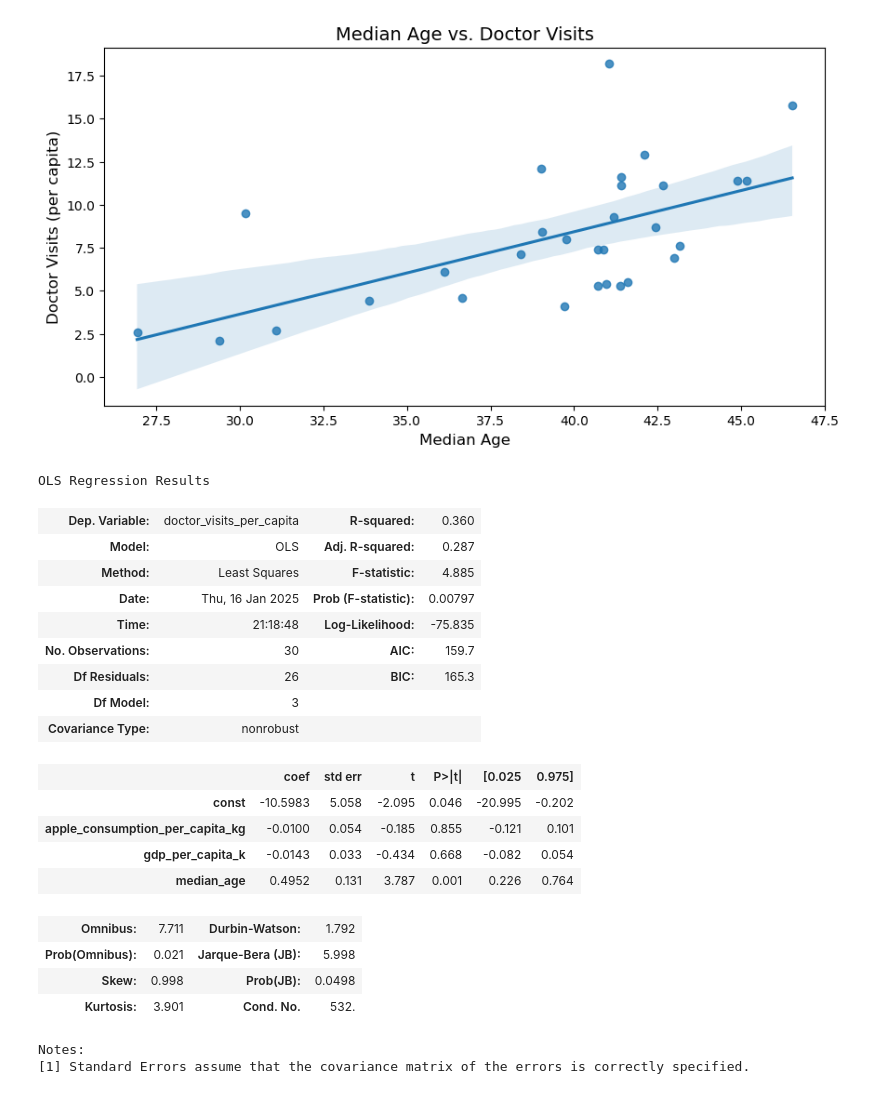
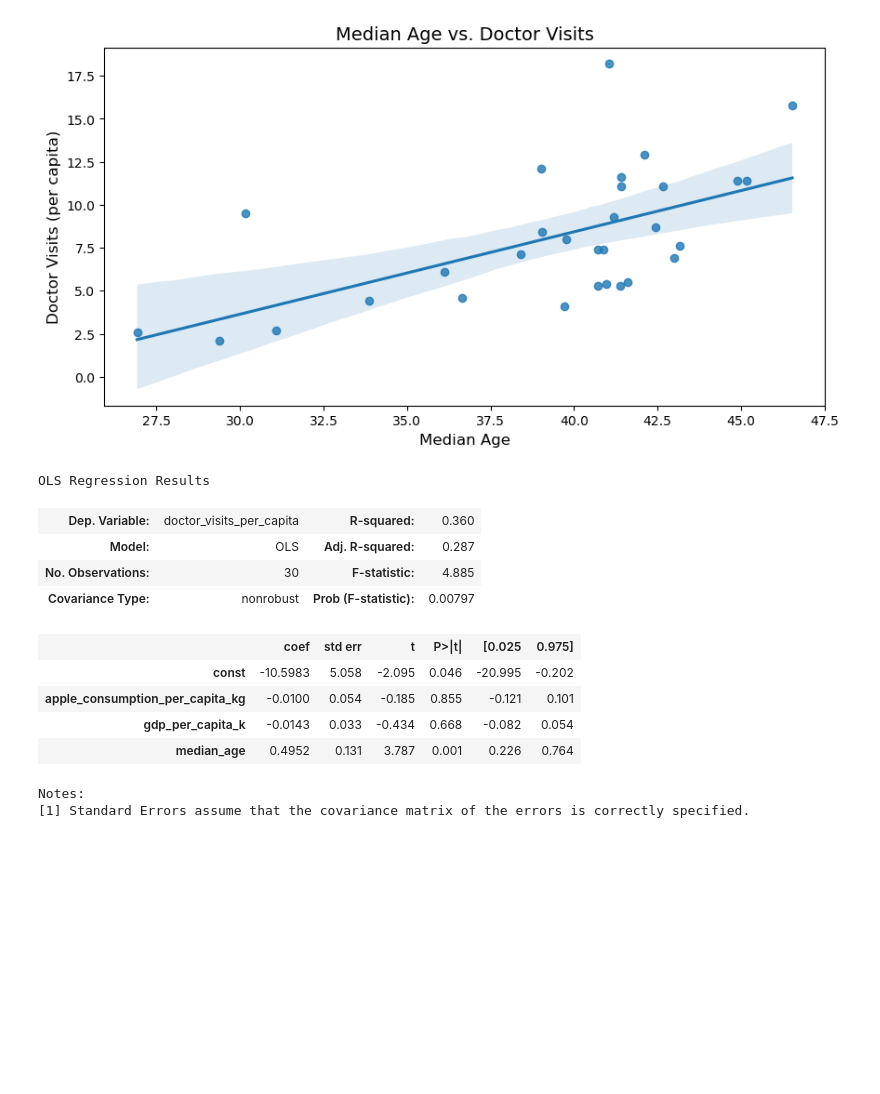
Before and after one commit to matteocasolari/myths-vs-data, a Jupyter notebook: 01_an_apple_a_day/notebooks/01_an_apple_a_day.ipynb, the cells around one changed output. Saved outputs shown, nothing was run; the diff lists cells and outputs as text; code cells hidden in the pictures; blank space fills up the shorter version.

```diff
--- a/01_an_apple_a_day/notebooks/01_an_apple_a_day.ipynb
+++ b/01_an_apple_a_day/notebooks/01_an_apple_a_day.ipynb
@@ -243,31 +234,22 @@ set_plot_labels(
 # %%
 X = df[["apple_consumption_per_capita_kg", "gdp_per_capita_k", "median_age"]]
 y = df["doctor_visits_per_capita"]
 
 X = sm.add_constant(X)
 
 model = sm.OLS(y, X).fit()
-model.summary()
+model.summary(slim=True)
 # %% [output]
 OLS Regression Results
 | Dep. Variable: | doctor_visits_per_capita | R-squared: | 0.360 |
 | Model: | OLS | Adj. R-squared: | 0.287 |
-| Method: | Least Squares | F-statistic: | 4.885 |
-| Date: | Thu, 16 Jan 2025 | Prob (F-statistic): | 0.00797 |
-| Time: | 21:18:48 | Log-Likelihood: | -75.835 |
-| No. Observations: | 30 | AIC: | 159.7 |
-| Df Residuals: | 26 | BIC: | 165.3 |
-| Df Model: | 3 |  |  |
-| Covariance Type: | nonrobust |  |  |
+| No. Observations: | 30 | F-statistic: | 4.885 |
+| Covariance Type: | nonrobust | Prob (F-statistic): | 0.00797 |
 |  | coef | std err | t | P>|t| | [0.025 | 0.975] |
 | const | -10.5983 | 5.058 | -2.095 | 0.046 | -20.995 | -0.202 |
 | apple_consumption_per_capita_kg | -0.0100 | 0.054 | -0.185 | 0.855 | -0.121 | 0.101 |
 | gdp_per_capita_k | -0.0143 | 0.033 | -0.434 | 0.668 | -0.082 | 0.054 |
 | median_age | 0.4952 | 0.131 | 3.787 | 0.001 | 0.226 | 0.764 |
-| Omnibus: | 7.711 | Durbin-Watson: | 1.792 |
-| Prob(Omnibus): | 0.021 | Jarque-Bera (JB): | 5.998 |
-| Skew: | 0.998 | Prob(JB): | 0.0498 |
-| Kurtosis: | 3.901 | Cond. No. | 532. |
 Notes:
 [1] Standard Errors assume that the covariance matrix of the errors is correctly specified.
 # %%
```
Also changed, not shown: parts of 3 cells of this notebook.
